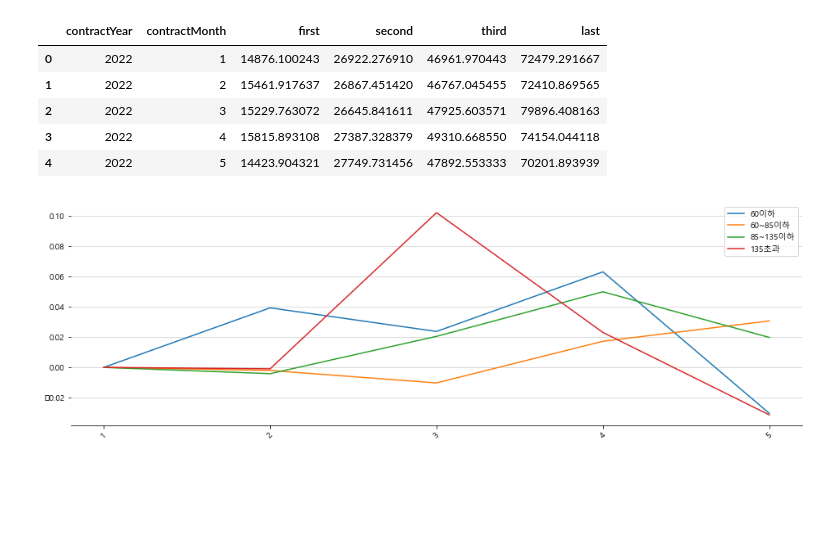
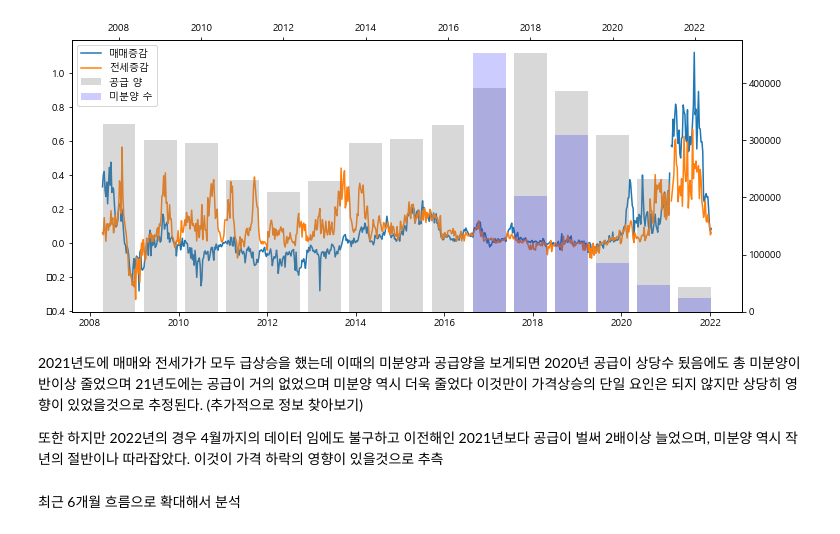
Before and after one commit to ljs7463/prop-tech, a Jupyter notebook: Real estate Analysis/인천광역시 집값 급락요인 분석/인천광역시 집값 하락원인 찾기.ipynb, the cells around one changed output. Cells and saved outputs as stored; diff of their text form; code cells hidden in the pictures; blank space fills up the shorter version.

```diff
--- a/Real estate Analysis/인천광역시 집값 급락요인 분석/인천광역시 집값 하락원인 찾기.ipynb
+++ b/Real estate Analysis/인천광역시 집값 급락요인 분석/인천광역시 집값 하락원인 찾기.ipynb
@@ -41,10 +109,9 @@ else:
 # %%
-from src.sql import DatabaseHandler
-
-db = DatabaseHandler()
+# 미분양
 sql = f"""
 SELECT *
 FROM aide.unsold_sigungu
-WHERE sidoCode = '28'
+WHERE sigunguCode = '28000'
 """
-sigungu = db.read_table(sql)
+unsold = db.read_table(sql)
+unsold = pd.DataFrame(unsold.groupby('year')['unsold'].sum()).reset_index()
@@ -111,37 +118,34 @@ df = BH.read_table(sql)
-# %%
-df
-# %% [output]
-|  | contractYear | contractMonth | first | second | third | last |
-| 0 | 2022 | 1 | 14876.100243 | 26922.276910 | 46961.970443 | 72479.291667 |
-| 1 | 2022 | 2 | 15461.917637 | 26867.451420 | 46767.045455 | 72410.869565 |
-| 2 | 2022 | 3 | 15229.763072 | 26645.841611 | 47925.603571 | 79896.408163 |
-| 3 | 2022 | 4 | 15815.893108 | 27387.328379 | 49310.668550 | 74154.044118 |
-| 4 | 2022 | 5 | 14423.904321 | 27749.731456 | 47892.553333 | 70201.893939 |
-# %%
-df['first'] = df['first'].apply(lambda x: (x/df['first'].iloc[0])-1)
-df['second'] = df['second'].apply(lambda x: (x/df['second'].iloc[0])-1)
-df['third'] = df['third'].apply(lambda x: (x/df['third'].iloc[0])-1)
-df['last'] = df['last'].apply(lambda x: (x/df['last'].iloc[0])-1)
-# %%
-import matplotlib.pyplot as plt
-import seaborn as sns
-from matplotlib.ticker import MaxNLocator
-fig, ax = plt.subplots(figsize = (16, 5))
-ax.plot(df['contractMonth'], df['first'], label = '60이하')
-ax.plot(df['contractMonth'], df['second'], label = '60~85이하')
-ax.plot(df['contractMonth'], df['third'], label= '85~135이하')
-ax.plot(df['contractMonth'], df['last'], label = '135초과')
-
-# 그리드 추가
-ax.grid(axis="y", c="lightgray") # "axis = 'x'" 는 x축 세로선 grid생성
-
-
-
-# 필요없는 선 제거
-ax.spines[["left", "top", "right"]].set_visible(False)
-plt.xticks(rotation = '45')
-ax.legend()
-# xticks개수 조절
-ax.xaxis.set_major_locator(MaxNLocator(5))
-# %% [output]
-[figure, removed]
+# %%
+fig, ax = plt.subplots(figsize = (12,5))
+# 매매, 전세 증감율
+ax.plot(df['date'], df['tradingChangeRate'],label = '매매증감')
+ax.plot(df['date'], df['jeonseChangeRate'],label = '전세증감')
+
+# ax2 = ax.twinx().twiny()
+# ax2.bar(supply['builtYear'],supply['fir'],color = 'gray',alpha=0.3, label = '공급 양')
+# 공급
+ax2 = ax.twinx().twiny()
+ax2.bar(supply2['builtYear'],supply2['sedaeCount'],color = 'gray',alpha=0.3, label = '공급 양')
+
+# 미분양
+ax3= ax2.twinx()
+ax3.bar(unsold['year'],unsold['unsold'], color = 'blue', alpha = 0.2, label = '미분양 수')
+ax3.axis('off')
+
+# legend handles
+lines, labels = ax.get_legend_handles_labels()
+lines2, labels2 = ax2.get_legend_handles_labels()
+lines3, labels3 = ax3.get_legend_handles_labels()
+
+# show legend
+ax3.legend(lines+lines2+lines3, labels+labels2+labels3, loc ='upper left')
+
+plt.show()
+# %% [output]
+[figure, added]
+# %% [markdown]
+2021년도에 매매와 전세가가 모두 급상승을 했는데 이때의 미분양과 공급양을 보게되면 2020년 공급이 상당수 됬음에도 총 미분양이 반이상 줄었으며 21년도에는 공급이 거의 없었으며 미분양 역시 더욱 줄었다 이것만이 가격상승의 단일 요인은 되지 않지만 상당히 영향이 있었을것으로 추정된다. (추가적으로 정보 찾아보기)
+
+또한 하지만 2022년의 경우 4월까지의 데이터 임에도 불구하고 이전해인 2021년보다 공급이 벌써 2배이상 늘었으며, 미분양 역시 작년의 절반이나 따라잡았다. 이것이 가격 하락의 영향이 있을것으로 추측
+# %% [markdown]
+최근 6개월 흐름으로 확대해서 분석
```
Also changed, not shown: parts of 12 cells of this notebook.
